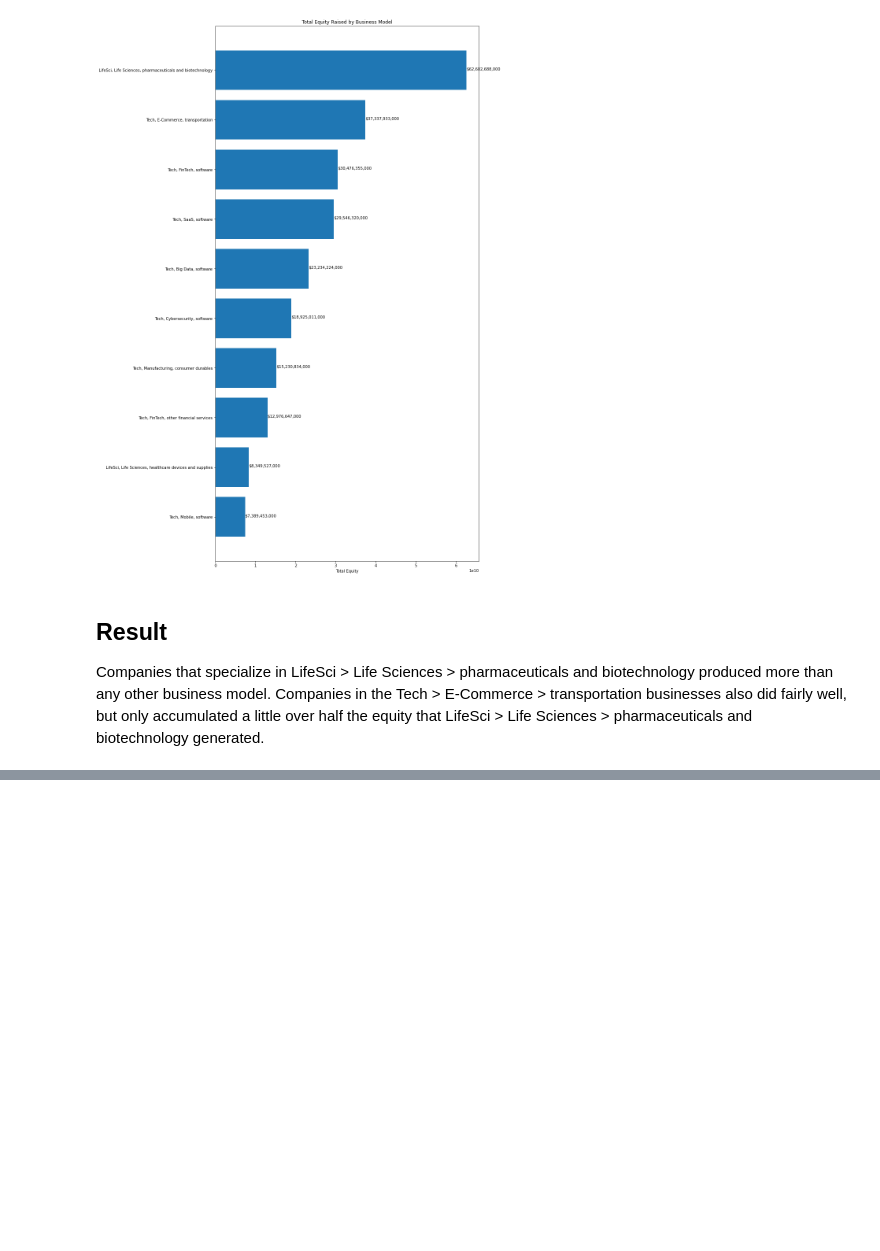
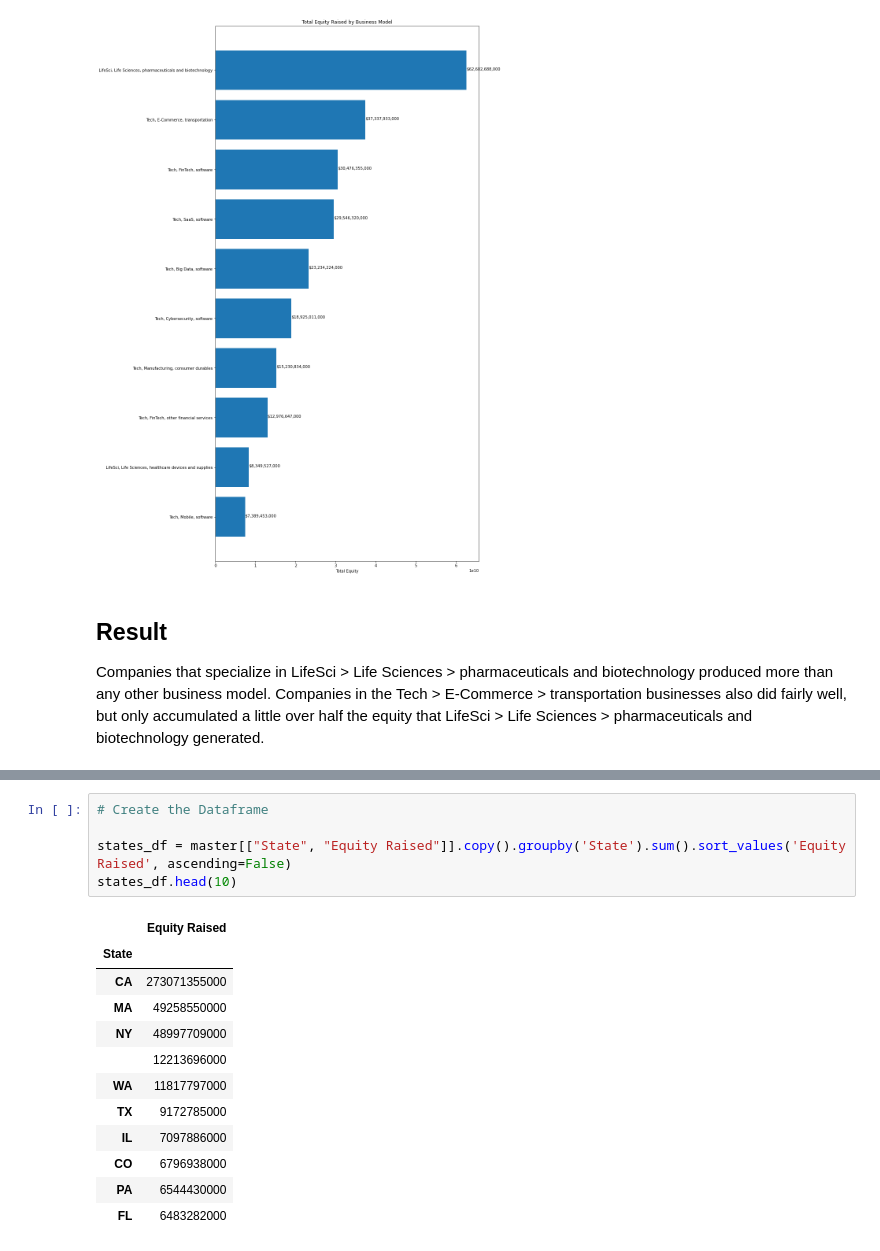
Before and after one commit to gianmillare/Enterprise-Data-Analysis, a Jupyter notebook: market_share_analysis.ipynb, the cells around one changed output, grey strips where cells are left out. Saved outputs shown, nothing was run; the diff lists cells and outputs as text; blank space fills up the shorter version.

Commit message:
started part 4 geographical analysis, created dataframe

```diff
--- a/market_share_analysis.ipynb
+++ b/market_share_analysis.ipynb
@@ -469,0 +474,18 @@ Companies that specialize in LifeSci > Life Sciences > pharmaceuticals and biote
+# %%
+# Create the Dataframe
+
+states_df = master[["State", "Equity Raised"]].copy().groupby('State').sum().sort_values('Equity Raised', ascending=False)
+states_df.head(10)
+# %% [output]
+|  | Equity Raised |
+| State |  |
+| CA | 273071355000 |
+| MA | 49258550000 |
+| NY | 48997709000 |
+|  | 12213696000 |
+| WA | 11817797000 |
+| TX | 9172785000 |
+| IL | 7097886000 |
+| CO | 6796938000 |
+| PA | 6544430000 |
+| FL | 6483282000 |
```
Also changed, not shown: parts of 1 cell of this notebook.
